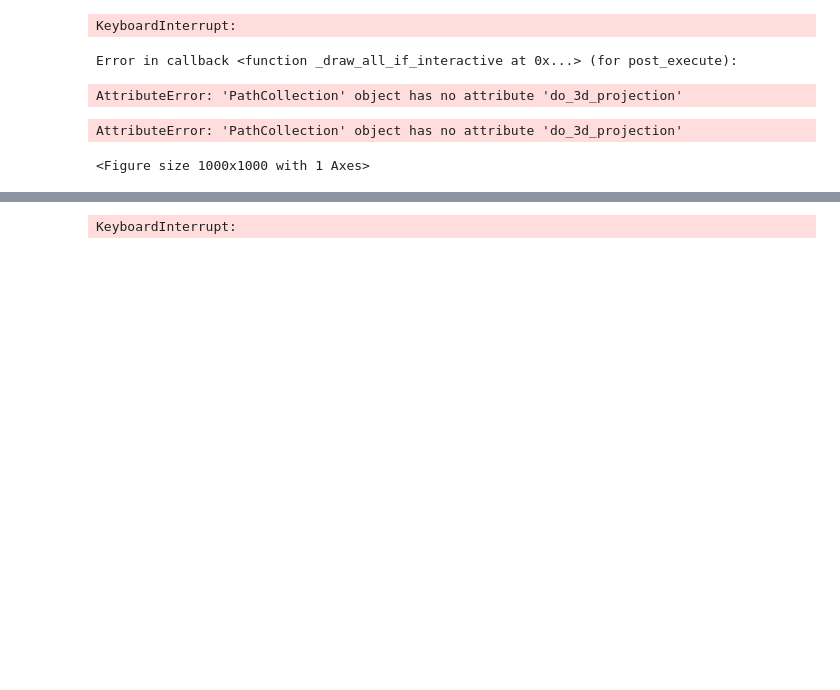
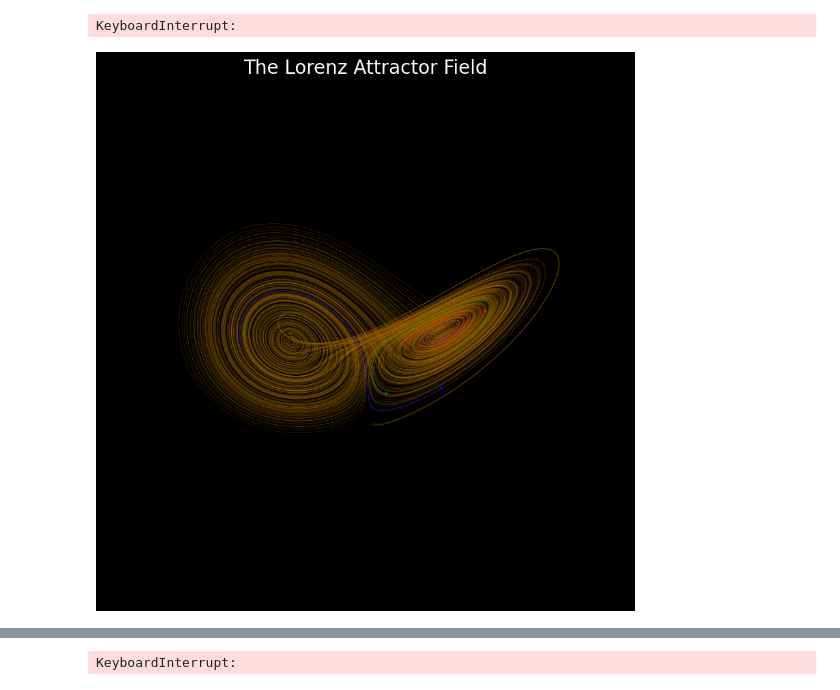
Before and after one commit to CTDck/ML, a Jupyter notebook: gen_attractor.ipynb, the cells around one changed output, grey strips where cells are left out. Cells and saved outputs as stored; diff of their text form; code cells hidden in the pictures; blank space fills up the shorter version.

```diff
--- a/gen_attractor.ipynb
+++ b/gen_attractor.ipynb
@@ -21,7 +21,7 @@ if "Data" not in os.listdir(cwd):
     os.makedirs(data_loc)
 # %%
 dt = 0.01
-num_steps = 10000
+num_steps = 1000
 
 def lorenz(xyz, *, s=10, r=28, b=2.667):
 
@@ -64,37 +64,34 @@ def update_plot(t):
     plt.axis("off")
     if t < 100:
         ax.set_title(f"The Lorenz Attractor Field", alpha=(t/100), fontsize=20)
     else:
         ax.set_title(f"The Lorenz Attractor Field", alpha=1, fontsize=20)
     ax.scatter(*a1[t].T, marker="o", color="red", s=5)
     ax.scatter(*a2[t].T, marker="o", color="green", s=5)
     ax.scatter(*a3[t].T, marker="o", color="blue", s=5)
     ax.scatter(*a4[t].T, marker="o", color="purple", s=5)
     ax.plot3D(*a1.T, color="orange", lw=0.5, alpha=0.2)
     ax.plot3D(*a2.T, color="orange", lw=0.5, alpha=0.2)
     ax.plot3D(*a3.T, color="orange", lw=0.5, alpha=0.2)
     ax.plot3D(*a4.T, color="orange", lw=0.5, alpha=0.2)
     if t > 100:
         ax.plot3D(*a1[t-100:t].T, color="red", lw=0.5, alpha=1)
         ax.plot3D(*a2[t-100:t].T, color="green", lw=0.5, alpha=1)
         ax.plot3D(*a3[t-100:t].T, color="blue", lw=0.5, alpha=1)
         ax.plot3D(*a4[t-100:t].T, color="purple", lw=0.5, alpha=1)
     else:
         ax.plot3D(*a1[:t].T, color="red", lw=0.5, alpha=1)
         ax.plot3D(*a2[:t].T, color="green", lw=0.5, alpha=1)
         ax.plot3D(*a3[:t].T, color="blue", lw=0.5, alpha=1)
         ax.plot3D(*a4[:t].T, color="purple", lw=0.5, alpha=1)
     ax.view_init(30, t/1000 * 180)
 
 anim = FuncAnimation(fig, update_plot, frames=np.arange(0, 10000, 1), init_func=init_func, interval=1)
 
 anim.save("Data/Lorenz.mp4", dpi=150, fps=30, writer="ffmpeg")
 # %% [output]
 KeyboardInterrupt:
-Error in callback <function _draw_all_if_interactive at 0x...> (for post_execute):
-AttributeError: 'PathCollection' object has no attribute 'do_3d_projection'
-AttributeError: 'PathCollection' object has no attribute 'do_3d_projection'
-<Figure size 1000x1000 with 1 Axes>
+[figure, added]
 # %%
 def newton_leipnik(xyz, *, a=0.4, b=0.175):
 
```
Also changed, not shown: parts of 1 cell of this notebook.
